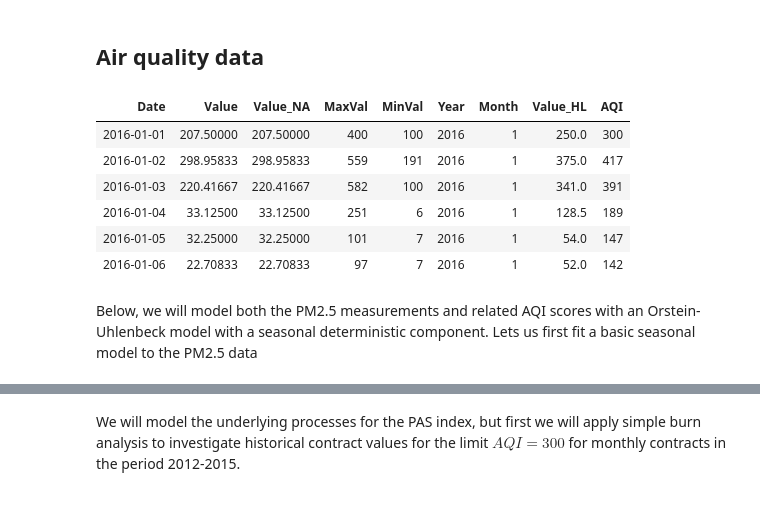
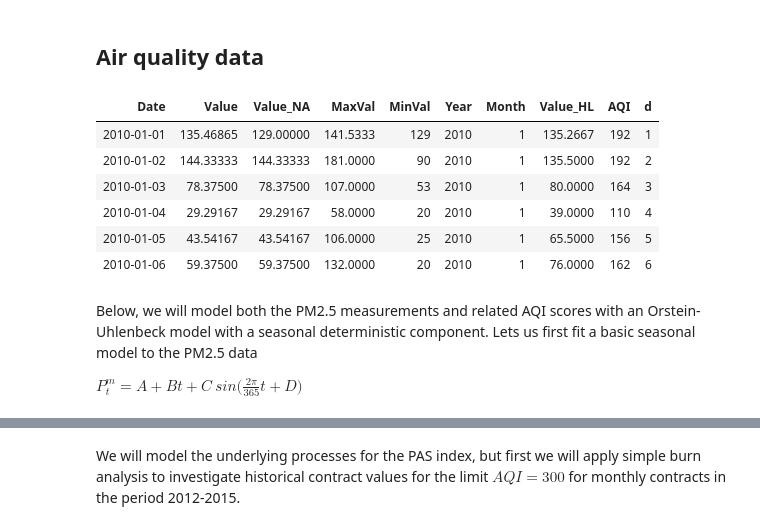
Before and after one commit to sleire/bea513, a Jupyter notebook: pollder/Proof of Concept Air Pollution Derivatives.ipynb, the cells around one changed output, grey strips where cells are left out. Saved outputs shown, nothing was run; the diff lists cells and outputs as text; code cells hidden in the pictures.

```diff
--- a/pollder/Proof of Concept Air Pollution Derivatives.ipynb
+++ b/pollder/Proof of Concept Air Pollution Derivatives.ipynb
@@ -196,21 +196,27 @@ sha <- c('Shanghai_2017_HourlyPM25_created20170803.csv', 'Shanghai_2016_HourlyPM
 she <- c('Shenyang_2017_HourlyPM25_created20170803.csv', 'Shenyang_2016_HourlyPM25_created20170201.csv',
          'Shenyang_2015_HourlyPM25_created20160201.csv', 'Shenyang_2014_HourlyPM25_created20150203.csv',
          'Shenyang_2013_HourlyPM25_created20140423.csv')
+# %%
+# order years
+bei <- sort(bei)
 # %%
-# import beijing data for 2010-2017
-beijing <- get_stateair_data(files_vec = bei[2:6])[[2]]
+# import beijing data for 2010-2017 with the sourced function get_stateair_data
+dat <- get_stateair_data(files_vec = bei[3:9])[[2]]
 # %%
 # use the sourced function calc_aqi to convert concentration values (Value_HL) to AQI
-beijing$AQI <- calc_aqi(beijing$Value_HL)$AQI
-head(beijing)
+dat$AQI <- calc_aqi(dat$Value_HL)$AQI
+dat$d <- seq_along(dat$Date)
+head(dat)
 # %% [output]
-| Date | Value | Value_NA | MaxVal | MinVal | Year | Month | Value_HL | AQI |
-| 2016-01-01 | 207.50000 | 207.50000 | 400 | 100 | 2016 | 1 | 250.0 | 300 |
-| 2016-01-02 | 298.95833 | 298.95833 | 559 | 191 | 2016 | 1 | 375.0 | 417 |
-| 2016-01-03 | 220.41667 | 220.41667 | 582 | 100 | 2016 | 1 | 341.0 | 391 |
-| 2016-01-04 | 33.12500 | 33.12500 | 251 | 6 | 2016 | 1 | 128.5 | 189 |
-| 2016-01-05 | 32.25000 | 32.25000 | 101 | 7 | 2016 | 1 | 54.0 | 147 |
-| 2016-01-06 | 22.70833 | 22.70833 | 97 | 7 | 2016 | 1 | 52.0 | 142 |
+| Date | Value | Value_NA | MaxVal | MinVal | Year | Month | Value_HL | AQI | d |
+| 2010-01-01 | 135.46865 | 129.00000 | 141.5333 | 129 | 2010 | 1 | 135.2667 | 192 | 1 |
+| 2010-01-02 | 144.33333 | 144.33333 | 181.0000 | 90 | 2010 | 1 | 135.5000 | 192 | 2 |
+| 2010-01-03 | 78.37500 | 78.37500 | 107.0000 | 53 | 2010 | 1 | 80.0000 | 164 | 3 |
+| 2010-01-04 | 29.29167 | 29.29167 | 58.0000 | 20 | 2010 | 1 | 39.0000 | 110 | 4 |
+| 2010-01-05 | 43.54167 | 43.54167 | 106.0000 | 25 | 2010 | 1 | 65.5000 | 156 | 5 |
+| 2010-01-06 | 59.37500 | 59.37500 | 132.0000 | 20 | 2010 | 1 | 76.0000 | 162 | 6 |
 # %% [markdown]
 Below, we will model both the PM2.5 measurements and related AQI scores with an Orstein-Uhlenbeck model with a seasonal
 deterministic component. Lets us first fit a basic seasonal model to the PM2.5 data
+
+$P_t^m = A + B t + C \ sin\big(\frac{2\pi}{365}t + D\big)$
```
Also changed, not shown: parts of 15 cells of this notebook.
